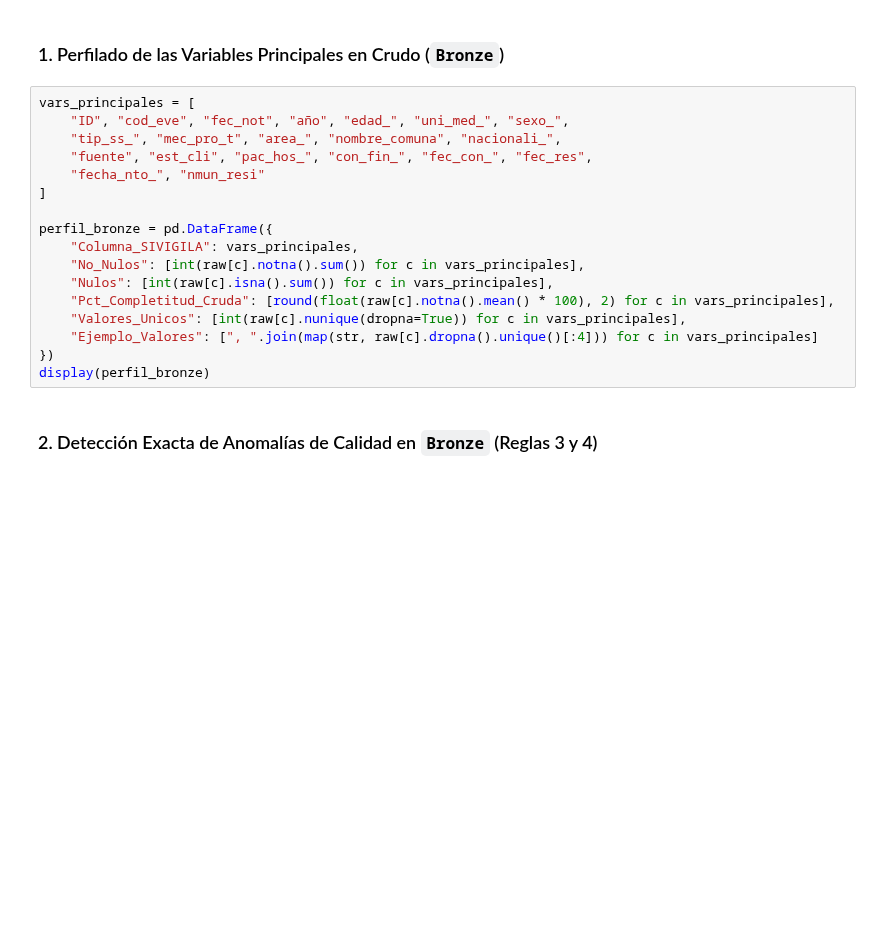
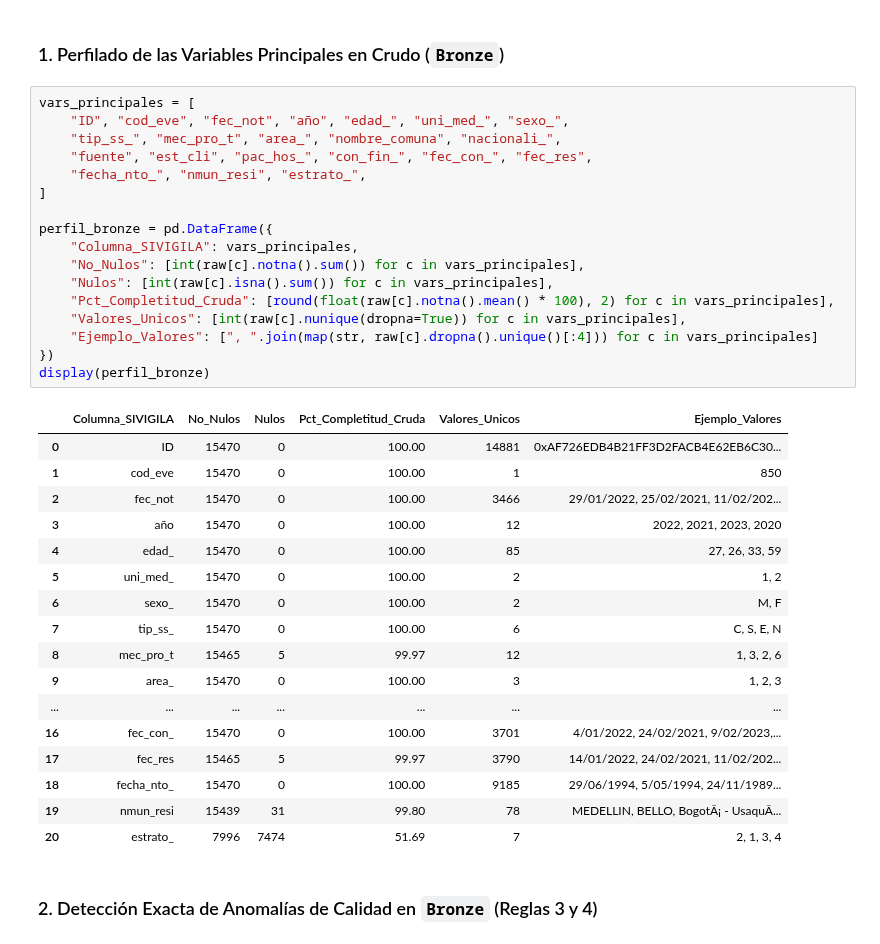
Before and after one commit to claudiaandreacifuenteshincapie/-VIG-A-VIH-Medell-n, a Jupyter notebook: vigia_vih_medellin/notebooks/01_EDA_Capa_Bronze_Auditoria_Cruda.ipynb, the cells around one changed output. Drawn from its saved outputs; the diff is of its cells as text; blank space fills up the shorter version.

```diff
--- a/vigia_vih_medellin/notebooks/01_EDA_Capa_Bronze_Auditoria_Cruda.ipynb
+++ b/vigia_vih_medellin/notebooks/01_EDA_Capa_Bronze_Auditoria_Cruda.ipynb
@@ -39,20 +47,38 @@ ModuleNotFoundError: No module named 'numpy'
 # %%
 vars_principales = [
     "ID", "cod_eve", "fec_not", "año", "edad_", "uni_med_", "sexo_",
     "tip_ss_", "mec_pro_t", "area_", "nombre_comuna", "nacionali_",
     "fuente", "est_cli", "pac_hos_", "con_fin_", "fec_con_", "fec_res",
-    "fecha_nto_", "nmun_resi"
+    "fecha_nto_", "nmun_resi", "estrato_",
 ]
 
 perfil_bronze = pd.DataFrame({
     "Columna_SIVIGILA": vars_principales,
     "No_Nulos": [int(raw[c].notna().sum()) for c in vars_principales],
     "Nulos": [int(raw[c].isna().sum()) for c in vars_principales],
     "Pct_Completitud_Cruda": [round(float(raw[c].notna().mean() * 100), 2) for c in vars_principales],
     "Valores_Unicos": [int(raw[c].nunique(dropna=True)) for c in vars_principales],
     "Ejemplo_Valores": [", ".join(map(str, raw[c].dropna().unique()[:4])) for c in vars_principales]
 })
 display(perfil_bronze)
+# %% [output]
+|  | Columna_SIVIGILA | No_Nulos | Nulos | Pct_Completitud_Cruda | Valores_Unicos | Ejemplo_Valores |
+| 0 | ID | 15470 | 0 | 100.00 | 14881 | 0xAF726EDB4B21FF3D2FACB4E62EB6C30... |
+| 1 | cod_eve | 15470 | 0 | 100.00 | 1 | 850 |
+| 2 | fec_not | 15470 | 0 | 100.00 | 3466 | 29/01/2022, 25/02/2021, 11/02/202... |
+| 3 | año | 15470 | 0 | 100.00 | 12 | 2022, 2021, 2023, 2020 |
+| 4 | edad_ | 15470 | 0 | 100.00 | 85 | 27, 26, 33, 59 |
+| 5 | uni_med_ | 15470 | 0 | 100.00 | 2 | 1, 2 |
+| 6 | sexo_ | 15470 | 0 | 100.00 | 2 | M, F |
+| 7 | tip_ss_ | 15470 | 0 | 100.00 | 6 | C, S, E, N |
+| 8 | mec_pro_t | 15465 | 5 | 99.97 | 12 | 1, 3, 2, 6 |
+| 9 | area_ | 15470 | 0 | 100.00 | 3 | 1, 2, 3 |
+| ... | ... | ... | ... | ... | ... | ... |
+| 16 | fec_con_ | 15470 | 0 | 100.00 | 3701 | 4/01/2022, 24/02/2021, 9/02/2023,... |
+| 17 | fec_res | 15465 | 5 | 99.97 | 3790 | 14/01/2022, 24/02/2021, 11/02/202... |
+| 18 | fecha_nto_ | 15470 | 0 | 100.00 | 9185 | 29/06/1994, 5/05/1994, 24/11/1989... |
+| 19 | nmun_resi | 15439 | 31 | 99.80 | 78 | MEDELLIN, BELLO, BogotÃ¡ - UsaquÃ... |
+| 20 | estrato_ | 7996 | 7474 | 51.69 | 7 | 2, 1, 3, 4 |
 # %% [markdown]
 ### 2. Detección Exacta de Anomalías de Calidad en `Bronze` (Reglas 3 y 4)
 # %%
```
Also changed, not shown: parts of 3 cells of this notebook, 2 other files.
